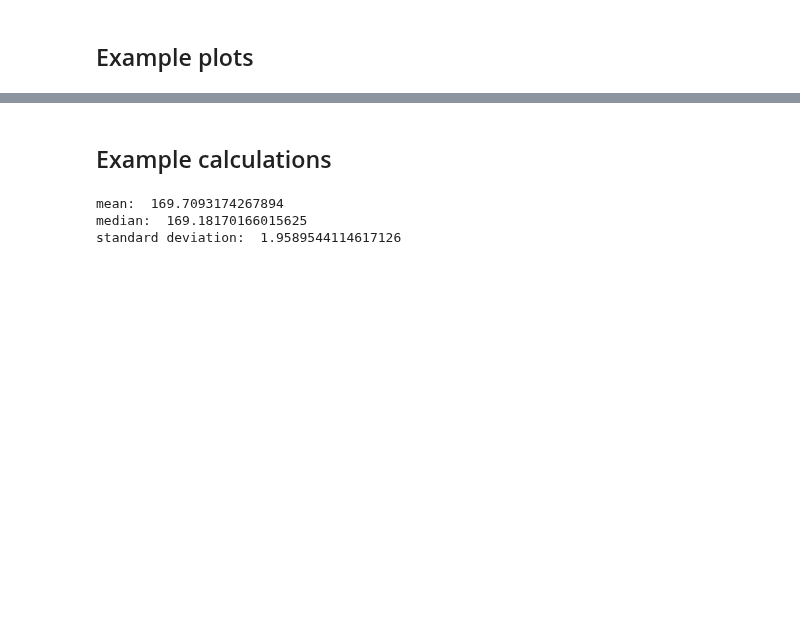
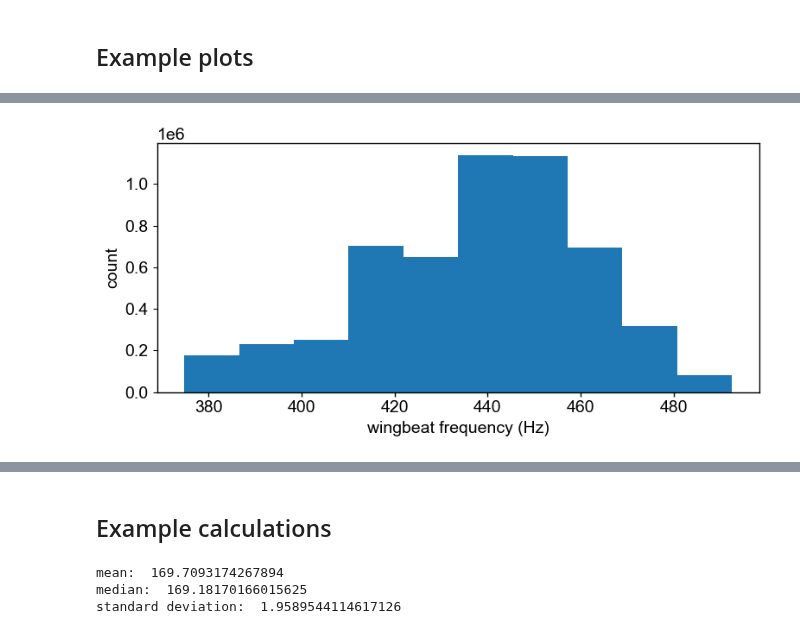
Before and after one commit to samcwhitehead/mosquito, a Jupyter notebook: scratch/plotting/mini_plotting_examples.ipynb, the cells around one changed output, grey strips where cells are left out. Saved outputs shown, nothing was run; the diff lists cells and outputs as text; code cells hidden in the pictures; blank space fills up the shorter version.

```diff
--- a/scratch/plotting/mini_plotting_examples.ipynb
+++ b/scratch/plotting/mini_plotting_examples.ipynb
@@ -126,3 +150,22 @@ ax.boxplot(wbf)
+# %%
+# now let's make a simple histogram
+fig, ax = plt.subplots(figsize=(8,4))
+
+# read out data (wingbeat frequency)
+wbf = data['wbf']
+
+# make a boxplot of it
+ax.hist(wbf)
+
+# set labels
+ax.set_xlabel('wingbeat frequency (Hz)')
+ax.set_ylabel('count')
+
+# save figure?
+fig.tight_layout()
+fig.savefig(r"C:\Users\whitehead.262\OneDrive - The Ohio State University\mosquito_ephys\plots_temp\expr96_axo0004_wbf_hist.png")
+# %% [output]
+[figure, added]
 # %%
 # now let's make a histogram plot
 fig, ax = plt.subplots(figsize=(4,2))
```
Also changed, not shown: parts of 7 cells of this notebook, 6 other files.
